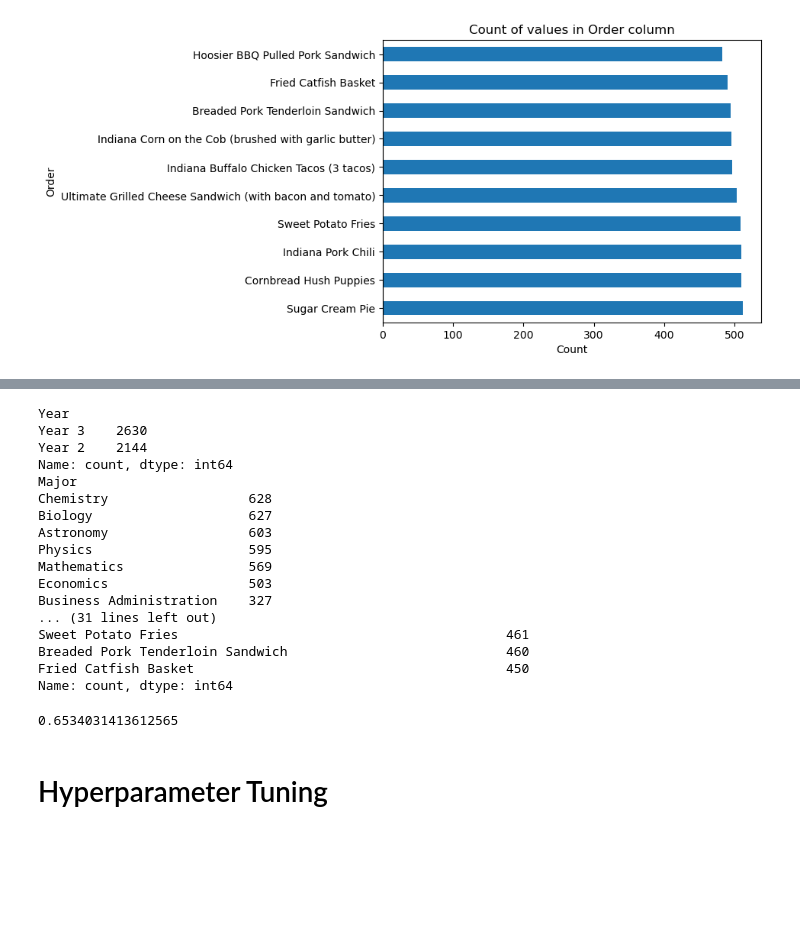
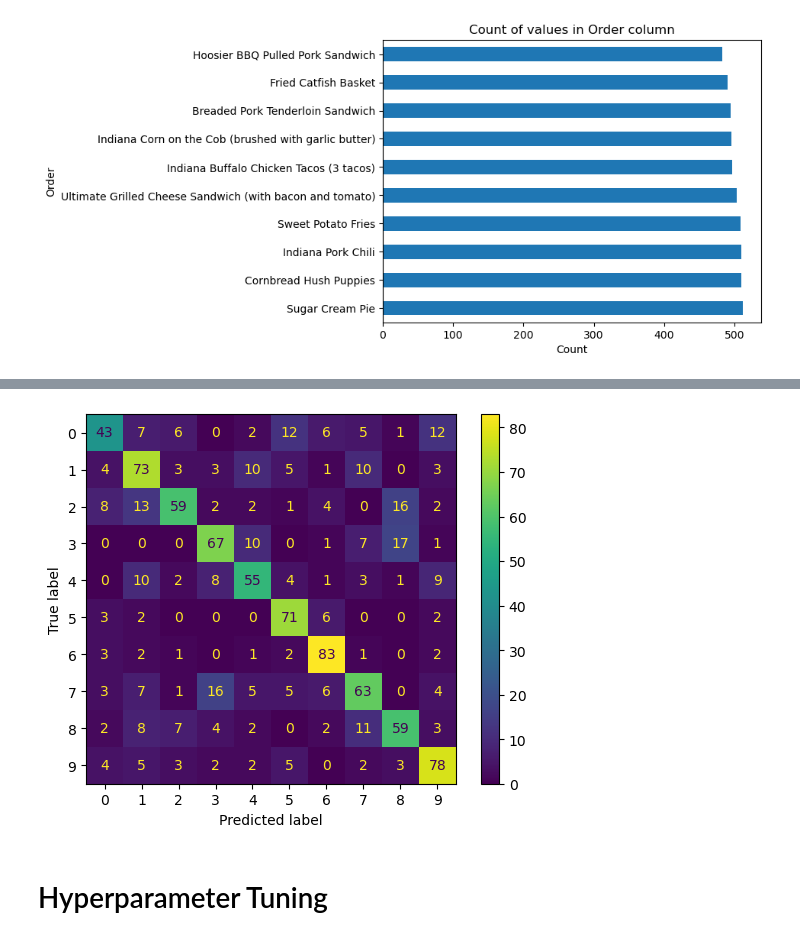
Before and after one commit to farbs03/xtern-ai, a Jupyter notebook: predict_orders.ipynb, the cells around one changed output, grey strips where cells are left out. Cells and saved outputs as stored; diff of their text form; code cells hidden in the pictures; blank space fills up the shorter version.

```diff
--- a/predict_orders.ipynb
+++ b/predict_orders.ipynb
@@ -164,32 +138,16 @@ cleaned
-# %%
-# See distribution of different columns
-for i in ['Year', 'Major', 'University', 'Time', 'Order']:
-    print(cleaned.value_counts(i))
-# %% [output]
-Year
-Year 3    2630
-Year 2    2144
-Name: count, dtype: int64
-Major
-Chemistry                  628
-Biology                    627
-Astronomy                  603
-Physics                    595
-Mathematics                569
-Economics                  503
-Business Administration    327
-... (31 lines left out)
-Sweet Potato Fries                                          461
-Breaded Pork Tenderloin Sandwich                            460
-Fried Catfish Basket                                        450
-Name: count, dtype: int64
-# %%
-# X = data[["Year", "Major", "University", "Time"]].drop("Year", axis=1).values
-X = cleaned[["Year", "Major", "University", "Time"]].values
-y = cleaned["Order"].values
-train_model(X, y)
-# %% [output]
-0.6534031413612565
+# %%
+# https://scikit-learn.org/stable/modules/generated/sklearn.metrics.ConfusionMatrixDisplay.html
+from sklearn.metrics import confusion_matrix, ConfusionMatrixDisplay
+
+predictions = model.predict(X_test)
+cm = confusion_matrix(y_test, predictions, labels=model.classes_)
+disp = ConfusionMatrixDisplay(confusion_matrix=cm,
+                              display_labels=model.classes_)
+disp.plot()
+plt.savefig("images/Confusion_Matrix.png")
+plt.show()
+# %% [output]
+[figure, added]
 # %% [markdown]
 # Hyperparameter Tuning
 # %%
```
Also changed, not shown: parts of 19 cells of this notebook, 46 other files.
